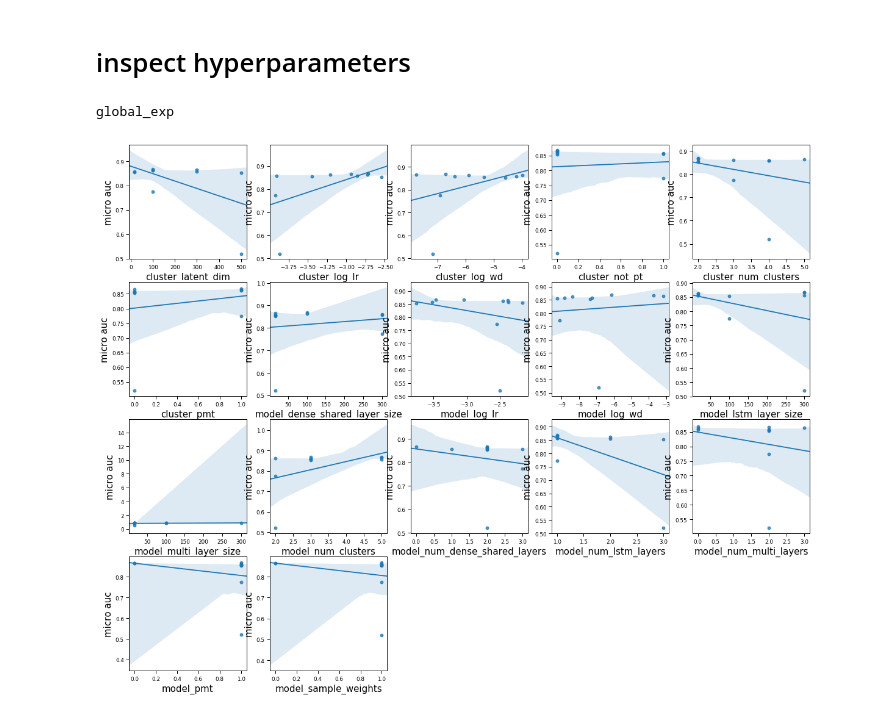
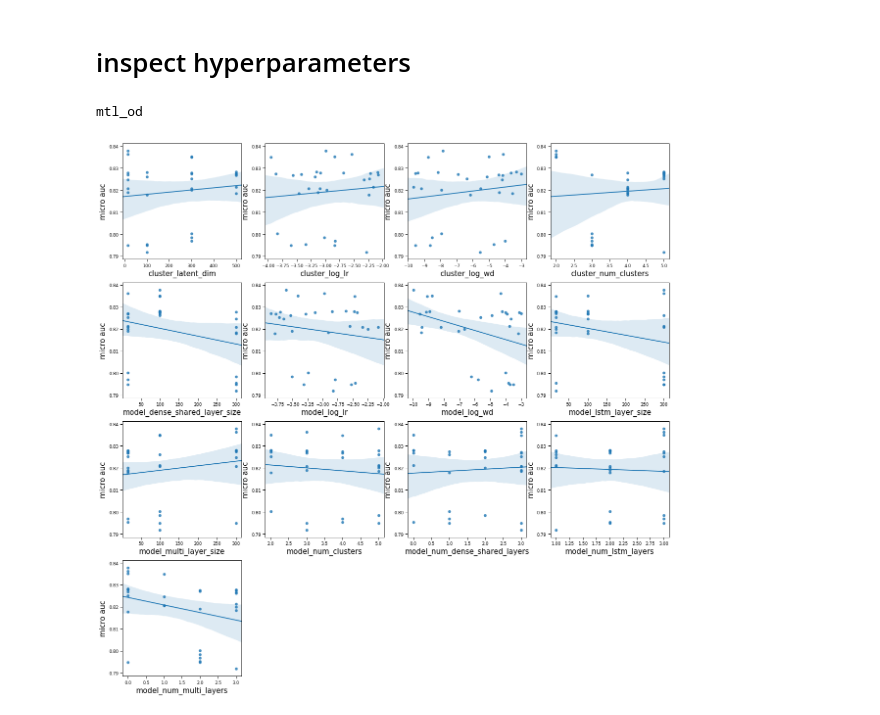
Before and after one commit to nathanwang000/mixture_of_experts_project, a Jupyter notebook: inspect_result.ipynb, the cells around one changed output. Cells and saved outputs as stored; diff of their text form; code cells hidden in the pictures.

```diff
--- a/inspect_result.ipynb
+++ b/inspect_result.ipynb
@@ -167,3 +223,25 @@ eicu_mixture_of_experts_project/Shock4/
+# %%
+def generate_pct_data(pct, task_dir, num_runs):
+    '''
+    Given 'eicu_mixture_of_experts_project/eICU_data/mortality/'
+    Save in 'eicu_mixture_of_experts_project/eICU_data/mortality/pct_{pct}_train_indices/'
+    '''
+    np.random.seed(42)
+    pct = int(pct)
+    assert pct > 0 and pct <= 100, "pct need to be in (0, 100]"
+    assert os.path.exists(os.path.join(task_dir, 'data')), "{} does not exist".format(os.path.join(task_dir, 'data'))
+
+    os.system('mkdir -p {}/pct_{}_train_indices'.format(task_dir, pct))
+    train_choices = joblib.load(task_dir + '/train_idx.pkl')
+    n_new = int(len(train_choices) * pct / 100)
+    for i in range(num_runs):
+        indices = np.random.choice(train_choices, size=n_new, replace=False)
+        save_fn = "{}/pct_{}_train_indices/{}.pkl".format(task_dir, pct, i)
+        joblib.dump(indices, save_fn)
+
+task_dir = 'eicu_mixture_of_experts_project/eICU_data/mortality'
+for pct in [1, 5, 10, 20, 30]:
+    generate_pct_data(pct, task_dir, 30)
 # %% [markdown]
 # plot logs
 # %%
@@ -225,11 +303,12 @@ def get_val_dfs(exp_names=['moe_exp', 'global_exp'],
     for exp_name in exp_names:
         pd_dict = {}
         for run in runnames:
-            pd_dict[run] =np.load(os.path.join(
+            pd_dict[run] = np.load(os.path.join(
                 task_dir,
                 'logs/results/val_auc_on_{}_single_{}.npy'.format(run, exp_name)))
+            pd_dict[run] = pd_dict[run][-1:] # only use the micro auc
         df = pd.DataFrame.from_dict(pd_dict)
-        df = df.rename({len(pd_dict[0])-1: 'micro auc'}, axis='index')
+        df = df.rename({len(df.index)-1: 'micro auc'}, axis='index')
         pds[exp_name] = df.transpose()
 
     return pds
@@ -293,16 +372,16 @@ def plot_hp_dependence(val_dfs, settings_df, exp_name):
         # plt.tight_layout()
     plt.show()
 # %%
-exp_names = ['global_exp',]
-task_dir = 'mixture_of_experts_project/result'
-runnames = list(range(10))
+exp_names = ['mtl_od'] #['global_exp']
+task_dir = 'eicu_mixture_of_experts_project/mortality/'
+runnames = list(range(30))
 
 val_dfs = get_val_dfs(exp_names, task_dir, runnames)
 settings_df = get_settings_df(task_dir)
 
 for exp_name in exp_names:
     print(exp_name)
     plot_hp_dependence(val_dfs, settings_df, exp_name)
 # %% [output]
-global_exp
+mtl_od
-[figure, old version]
+[figure, new version]
```
Also changed, not shown: parts of 10 cells of this notebook, 2 other files.
